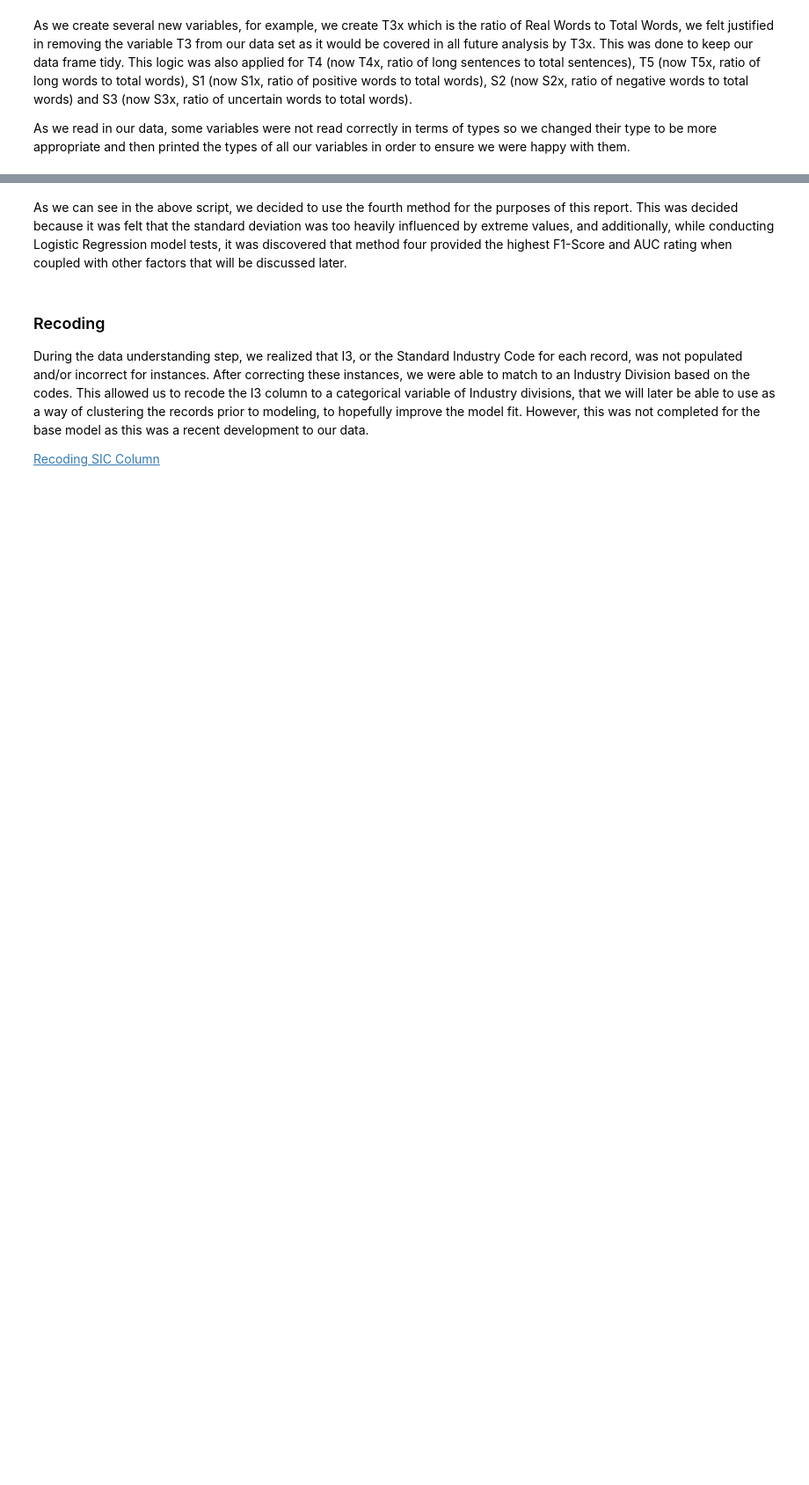
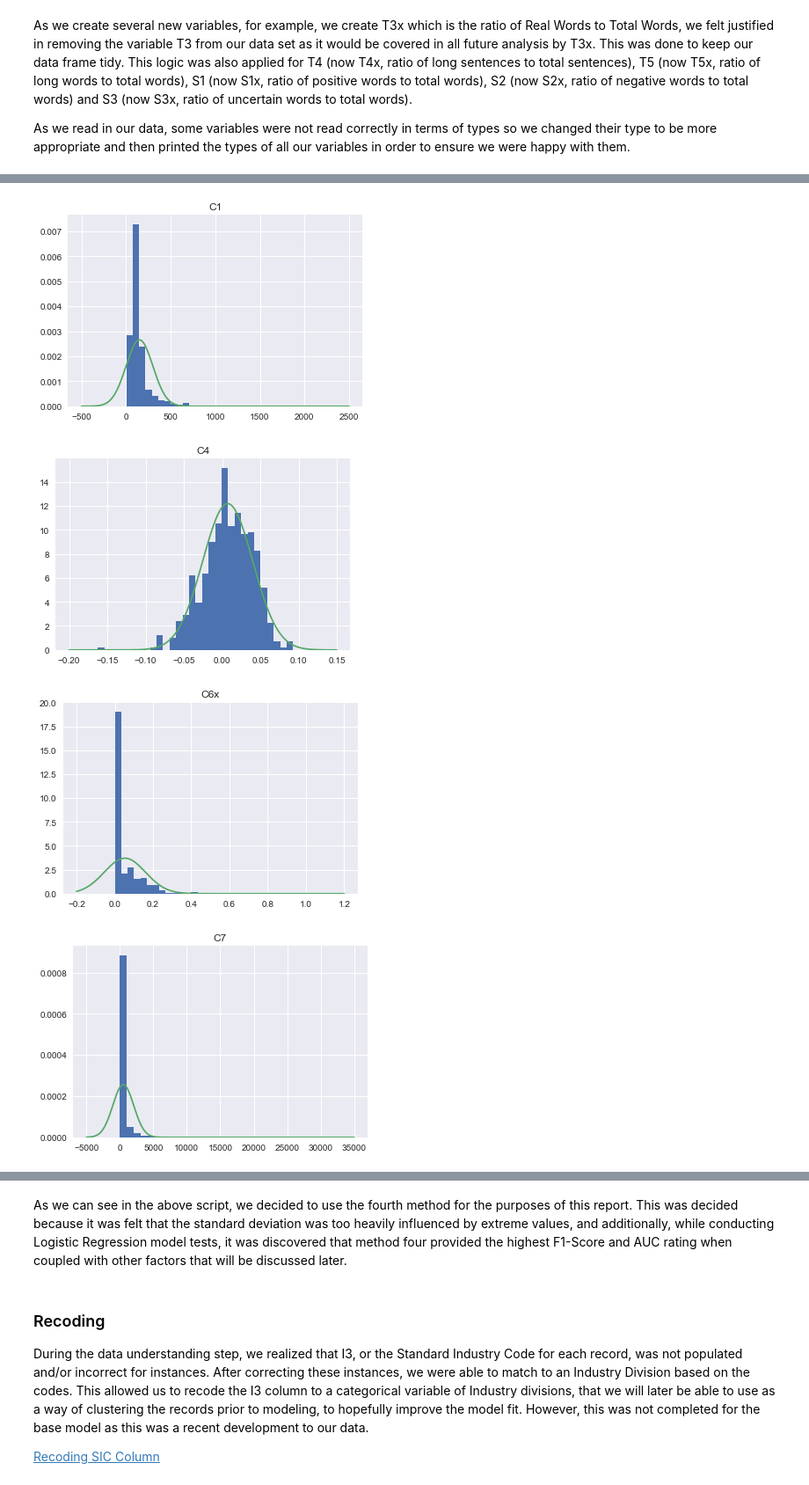
Before and after one commit to ConorFeeney/IS540-Code, a Jupyter notebook: Python for Comp 1/Milestone Report.ipynb, the cells around one changed output, grey strips where cells are left out. Shown: that part at 88% size. Saved outputs shown, nothing was run; the diff lists cells and outputs as text; code cells hidden in the pictures; blank space fills up the shorter version.

```diff
--- a/Python for Comp 1/Milestone Report.ipynb
+++ b/Python for Comp 1/Milestone Report.ipynb
@@ -17,7 +17,7 @@ import datetime as dt
 import pylab
 import matplotlib.pyplot as plt
 from sklearn.preprocessing import MinMaxScaler
-from new_var import calc
+from new_var import calc,y1function,y2function,C3function,C6function
 from outliers import outlier
 
 from Recoding_SIC_Codes import Industry_Division
@@ -37,9 +37,10 @@ from sklearn.metrics import roc_curve
 from sklearn.cross_validation import train_test_split
 
 # Read in Data file and define NaN values
-ipo_data = pd.read_excel("Competation #1 Raw Data_New.xlsx",header=0,na_values='-' )
-
+ipo_data = pd.read_excel("Competition #1 Raw Data_UPDATED I3.xlsx",header=0,na_values='-' )
+ipo_data.I3 = ipo_data.I3.astype(object)
 # Run Descriptive Statistics on Data File
+#print(ipo_data.dtypes)
 ipo_data.describe()
 # %% [output]
 |  | P(IPO) | P(H) | P(L) | P(1Day) | C1 | C2 | C3 | C4 | C5 | C6 | C7 | ... |
@@ -136,0 +164,19 @@ print(ipo_data.dtypes)
+# %%
+normal_var=['C1','C4','C6x','C7','T3x','T4x','T5x','S1x','S2x','S3x'] #Variables that need to be normalized
+norm_plot=ipo_data[normal_var]
+for i in range(len(norm_plot.columns)):
+        plt.hist(norm_plot.iloc[:,i],bins=30,normed=True)
+        xt = plt.xticks()[0]
+        xmin, xmax = min(xt), max(xt)
+        lnspc = np.linspace(xmin, xmax, len(norm_plot.iloc[:,i]))
+        plt.title('%s' % norm_plot.columns[i])
+        # lets try the normal distribution first
+        m, s = stats.norm.fit(norm_plot.iloc[:,i]) # get mean and standard deviation
+        pdf_g = stats.norm.pdf(lnspc, m, s) # now get theoretical values in our interval
+        plt.plot(lnspc, pdf_g, label="Norm")
+        plt.show()
+# %% [output]
+[figure, added]
+[figure, added]
+[figure, added]
+[figure, added]
```
Also changed, not shown: parts of 13 cells of this notebook, 4 other files.
